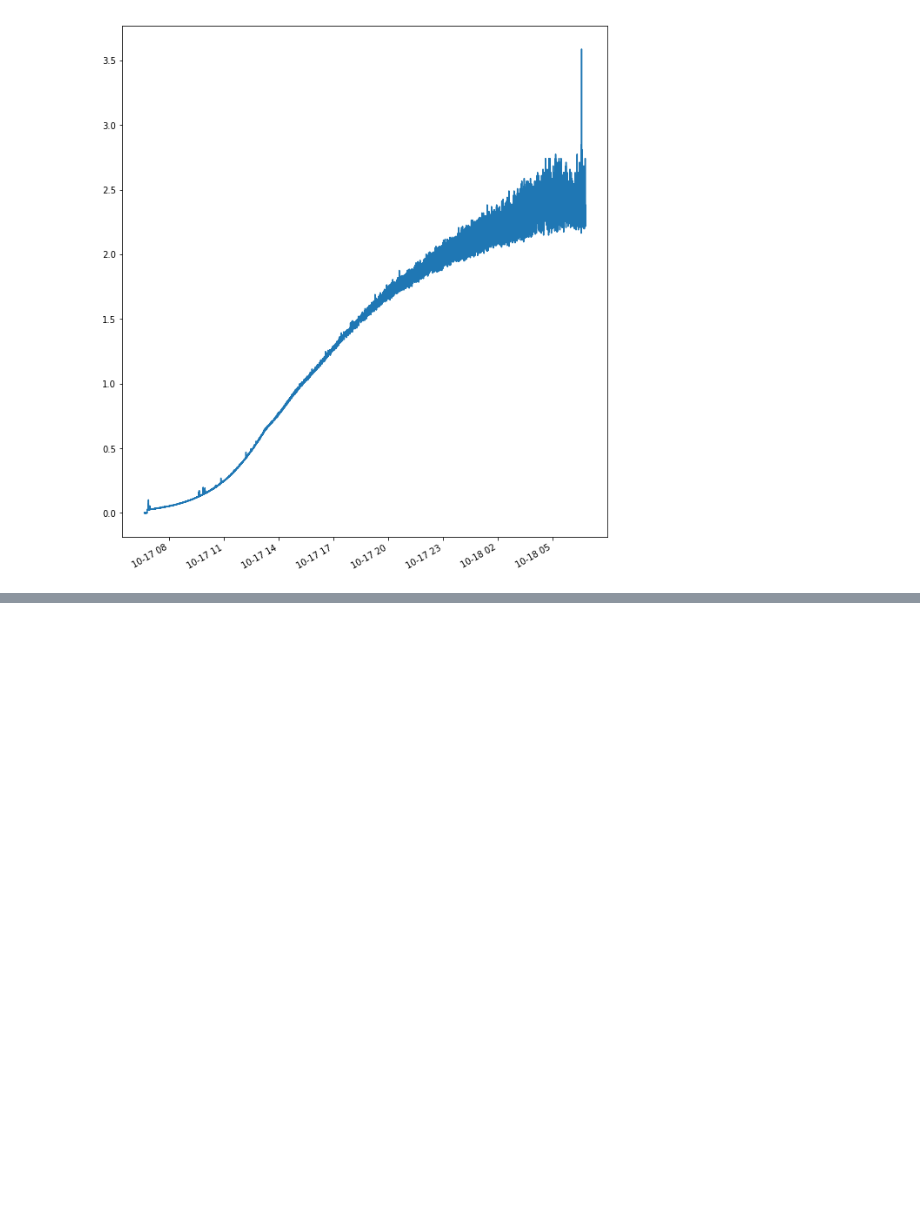
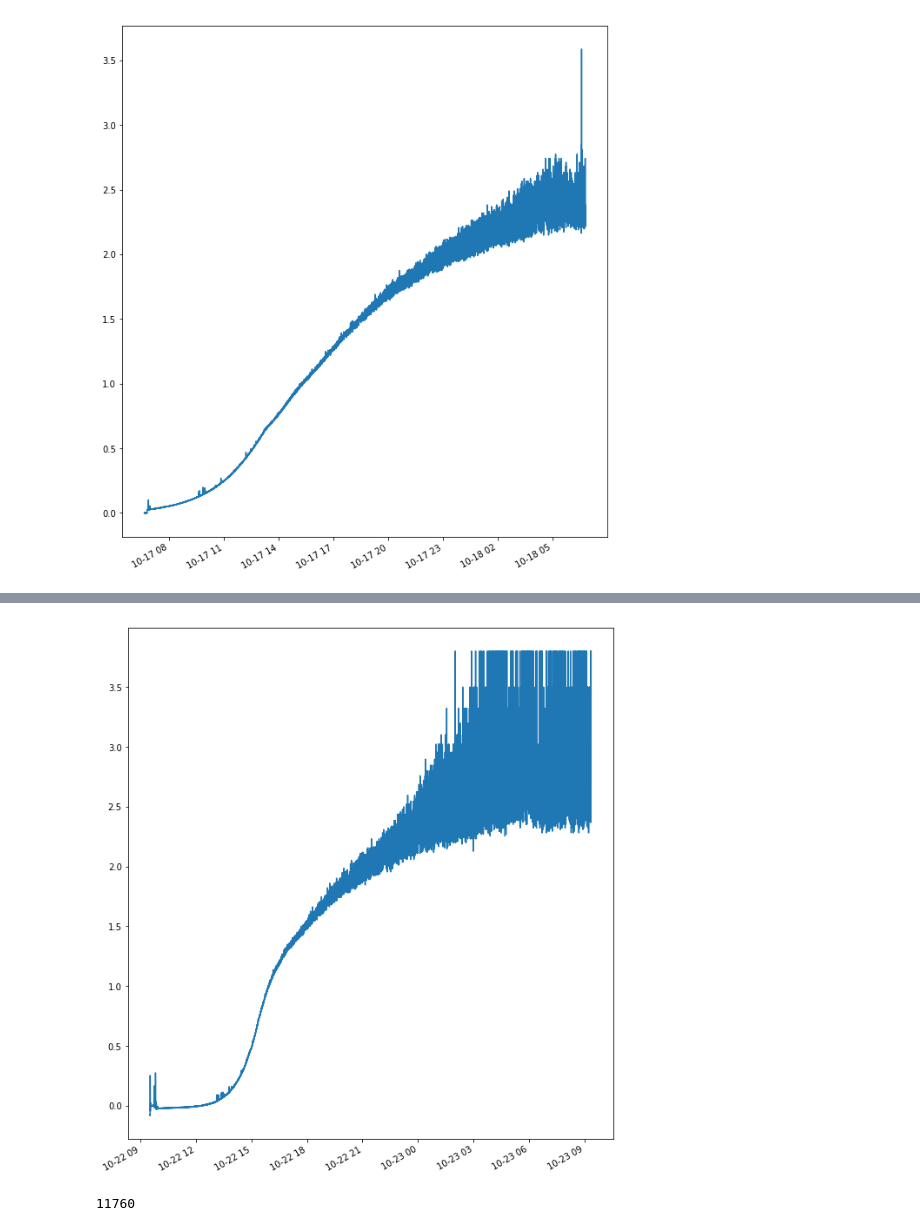
Before and after one commit to Biomaker/2018-opensourcebioreactor, a Jupyter notebook: photometer/photometer_data.ipynb, the cells around one changed output, grey strips where cells are left out. Saved outputs shown, nothing was run; the diff lists cells and outputs as text; code cells hidden in the pictures; blank space fills up the shorter version.

Commit message:
added test data

```diff
--- a/photometer/photometer_data.ipynb
+++ b/photometer/photometer_data.ipynb
@@ -153,3 +153,7 @@ plt.gcf().autofmt_xdate()
 plt.show()
 # %% [output]
 [figure]
+# %%
+data4=pd.read_csv("pst_181022.csv", header=None, names = ["time", "signal", "temp"], index_col=False)
+
+data4[17:46]
@@ -155,0 +178,4 @@ plt.show()
+# %%
+ref4=np.mean(data4["signal"][17:46])
+
+ref4
@@ -155,0 +184,4 @@ plt.show()
+# %%
+data4["OD"]=-np.log10(data4["signal"]/ref4)
+
+data4[0:30]
@@ -155,0 +206,15 @@ plt.show()
+# %%
+data4["time"] = pd.to_datetime(data4["time"], format="%Y-%m-%d_%H:%M:%S")
+x=data4["time"]
+y=data4["OD"]
+
+plt.figure(figsize=(10,12))
+plt.plot(x, y)
+plt.gcf().autofmt_xdate()
+plt.show()
+# %% [output]
+[figure, added]
+# %%
+len(data4)
+# %% [output]
+11760
```
Also changed, not shown: parts of 4 cells of this notebook, 1 other file.
